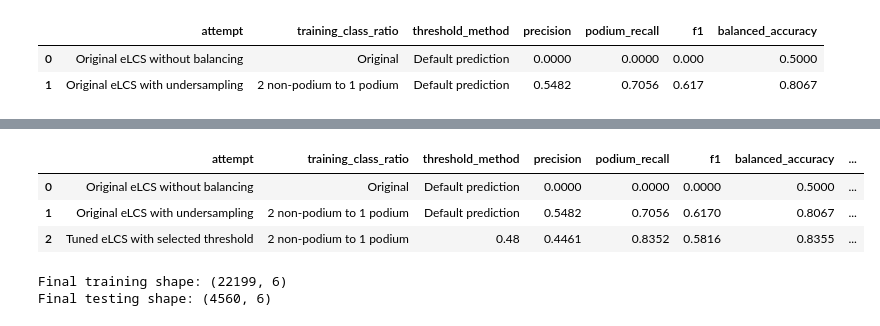
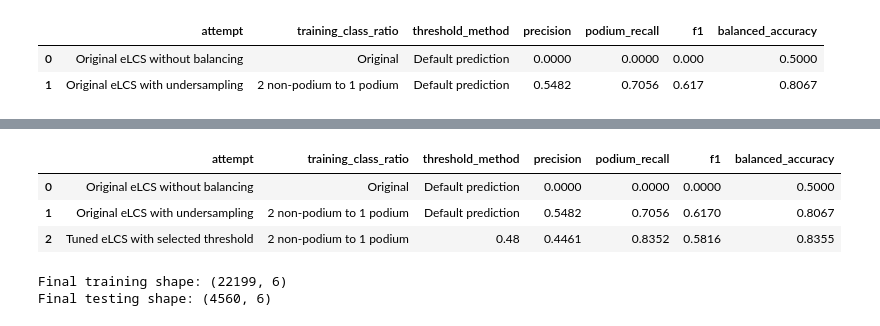
Before and after one commit to aarongoel22/Apex-Predictors-Phase-2, a Jupyter notebook: Apex_Predictors_Phase2_24257694.ipynb, the cells around one changed output, grey strips where cells are left out. Drawn from its saved outputs; the diff is of its cells as text; code cells hidden in the pictures.

```diff
--- a/Apex_Predictors_Phase2_24257694.ipynb
+++ b/Apex_Predictors_Phase2_24257694.ipynb
@@ -1859,67 +1695,25 @@ Name: Improved value, dtype: object
 # %%
-selected_validation_model = eLCS(
-    **best_elcs_parameters
-)
-
-selected_validation_model.fit(
-    X_subtrain_balanced,
-    y_subtrain_balanced
-)
-
-selected_validation_probabilities = (
-    get_positive_probability(
-        selected_validation_model,
-        X_validation_selected
-    )
-)
-
-# Apply the threshold selected without using the final test data
-selected_validation_predictions = (
-    selected_validation_probabilities
-    >= best_probability_threshold
-).astype(int)
-
+# Add the selected result to the recall improvement path
 recall_improvement_attempts.append({
     "attempt": "Tuned eLCS with selected threshold",
     "training_class_ratio": "2 non-podium to 1 podium",
-    "threshold_method": round(
-        best_probability_threshold,
-        2
-    ),
-    "precision": precision_score(
-        y_validation,
-        selected_validation_predictions,
-        zero_division=0
-    ),
-    "podium_recall": recall_score(
-        y_validation,
-        selected_validation_predictions,
-        zero_division=0
-    ),
-    "f1": f1_score(
-        y_validation,
-        selected_validation_predictions,
-        zero_division=0
-    ),
-    "balanced_accuracy": balanced_accuracy_score(
-        y_validation,
-        selected_validation_predictions
-    ),
-    "predicted_podiums": int(
-        selected_validation_predictions.sum()
-    )
+    "threshold_method": round(best_probability_threshold, 2),
+    "precision": best_result["precision"],
+    "podium_recall": best_result["recall"],
+    "f1": best_result["f1"],
+    "balanced_accuracy": best_result["balanced_accuracy"]
 })
 
 recall_improvement_path = pd.DataFrame(
     recall_improvement_attempts
 )
 
 recall_improvement_path.round(4)
 # %% [output]
-|  | attempt | training_class_ratio | threshold_method | precision | podium_recall | f1 | balanced_accuracy | ... |
-| 0 | Original eLCS without balancing | Original | Default prediction | 0.0000 | 0.0000 | 0.0000 | 0.5000 | ... |
-| 1 | Original eLCS with undersampling | 2 non-podium to 1 podium | Default prediction | 0.5482 | 0.7056 | 0.6170 | 0.8067 | ... |
-| 2 | Tuned eLCS with selected threshold | 2 non-podium to 1 podium | 0.48 | 0.4461 | 0.8352 | 0.5816 | 0.8355 | ... |
+|  | attempt | training_class_ratio | threshold_method | precision | podium_recall | f1 | balanced_accuracy |
+| 0 | Original eLCS without balancing | Original | Default prediction | 0.0000 | 0.0000 | 0.0000 | 0.5000 |
+| 1 | Original eLCS with undersampling | 2 non-podium to 1 podium | Default prediction | 0.5482 | 0.7056 | 0.6170 | 0.8067 |
+| 2 | Tuned eLCS with selected threshold | 2 non-podium to 1 podium | 0.48 | 0.4461 | 0.8352 | 0.5816 | 0.8355 |
 # %%
 X_improved_train_df = improved_df.loc[
     final_training_mask,
```
Also changed, not shown: parts of 31 cells of this notebook.
